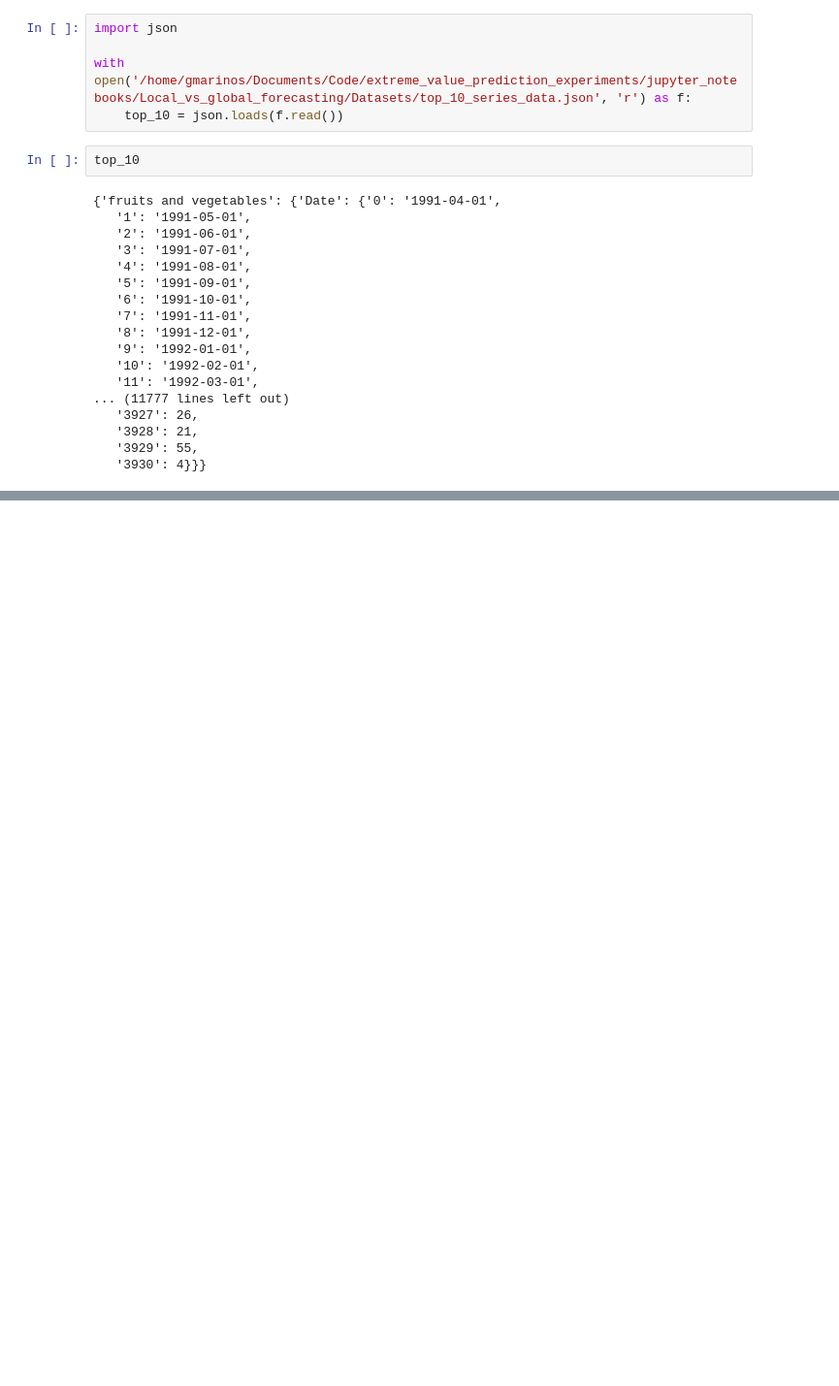
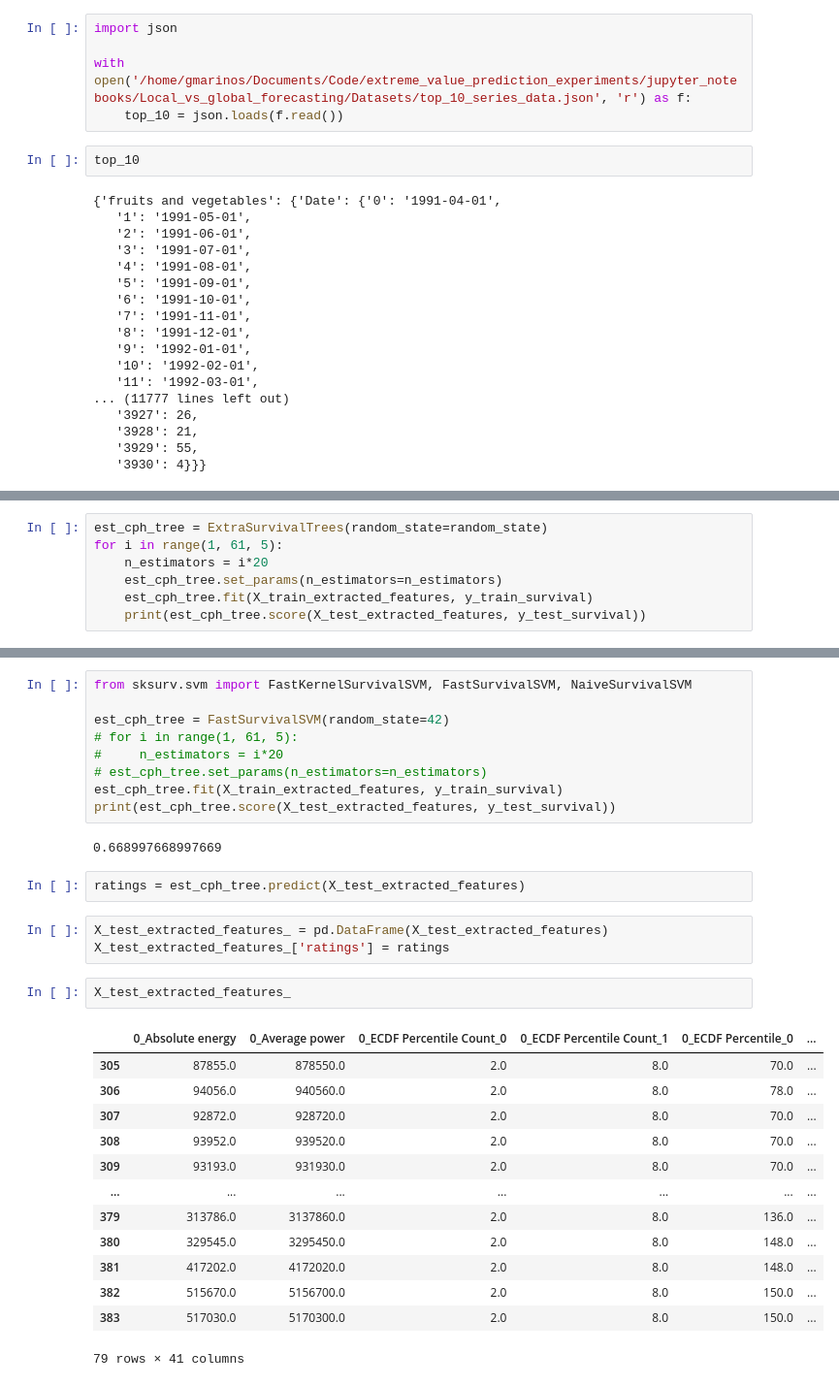
Before and after one commit to giorgosmarinos/KMIS--Survival-Analysis-as-a-Risk-Stratification-Tool-for-Threshold-Exceedance-Forecasting, a Jupyter notebook: examples/example#top_10_foodakai_timeseries.ipynb, the cells around one changed output, grey strips where cells are left out. Shown: that part at 97% size. Drawn from its saved outputs; the diff is of its cells as text; blank space fills up the shorter version.

```diff
--- a/examples/example#top_10_foodakai_timeseries.ipynb
+++ b/examples/example#top_10_foodakai_timeseries.ipynb
@@ -72,0 +999,7 @@ for key, values in top_10.items():
+# %%
+est_cph_tree = ExtraSurvivalTrees(random_state=random_state)
+for i in range(1, 61, 5):
+    n_estimators = i*20
+    est_cph_tree.set_params(n_estimators=n_estimators)
+    est_cph_tree.fit(X_train_extracted_features, y_train_survival)
+    print(est_cph_tree.score(X_test_extracted_features, y_test_survival))
@@ -72,0 +1019,32 @@ for key, values in top_10.items():
+# %%
+from sksurv.svm import FastKernelSurvivalSVM, FastSurvivalSVM, NaiveSurvivalSVM
+
+est_cph_tree = FastSurvivalSVM(random_state=42)
+# for i in range(1, 61, 5):
+#     n_estimators = i*20
+# est_cph_tree.set_params(n_estimators=n_estimators)
+est_cph_tree.fit(X_train_extracted_features, y_train_survival)
+print(est_cph_tree.score(X_test_extracted_features, y_test_survival))
+# %% [output]
+0.668997668997669
+# %%
+ratings = est_cph_tree.predict(X_test_extracted_features)
+# %%
+X_test_extracted_features_ = pd.DataFrame(X_test_extracted_features)
+X_test_extracted_features_['ratings'] = ratings
+# %%
+X_test_extracted_features_
+# %% [output]
+|  | 0_Absolute energy | 0_Average power | 0_ECDF Percentile Count_0 | 0_ECDF Percentile Count_1 | 0_ECDF Percentile_0 | ... |
+| 305 | 87855.0 | 878550.0 | 2.0 | 8.0 | 70.0 | ... |
+| 306 | 94056.0 | 940560.0 | 2.0 | 8.0 | 78.0 | ... |
+| 307 | 92872.0 | 928720.0 | 2.0 | 8.0 | 70.0 | ... |
+| 308 | 93952.0 | 939520.0 | 2.0 | 8.0 | 70.0 | ... |
+| 309 | 93193.0 | 931930.0 | 2.0 | 8.0 | 70.0 | ... |
+| ... | ... | ... | ... | ... | ... | ... |
+| 379 | 313786.0 | 3137860.0 | 2.0 | 8.0 | 136.0 | ... |
+| 380 | 329545.0 | 3295450.0 | 2.0 | 8.0 | 148.0 | ... |
+| 381 | 417202.0 | 4172020.0 | 2.0 | 8.0 | 148.0 | ... |
+| 382 | 515670.0 | 5156700.0 | 2.0 | 8.0 | 150.0 | ... |
+| 383 | 517030.0 | 5170300.0 | 2.0 | 8.0 | 150.0 | ... |
+79 rows × 41 columns
```
Also changed, not shown: parts of 40 cells of this notebook.
